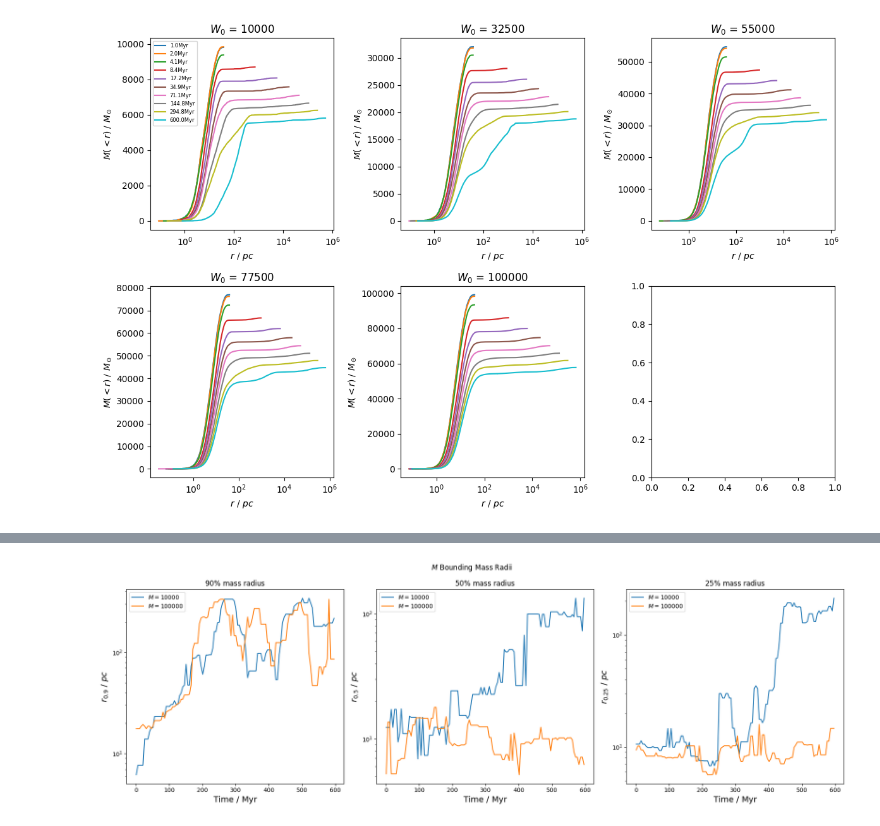
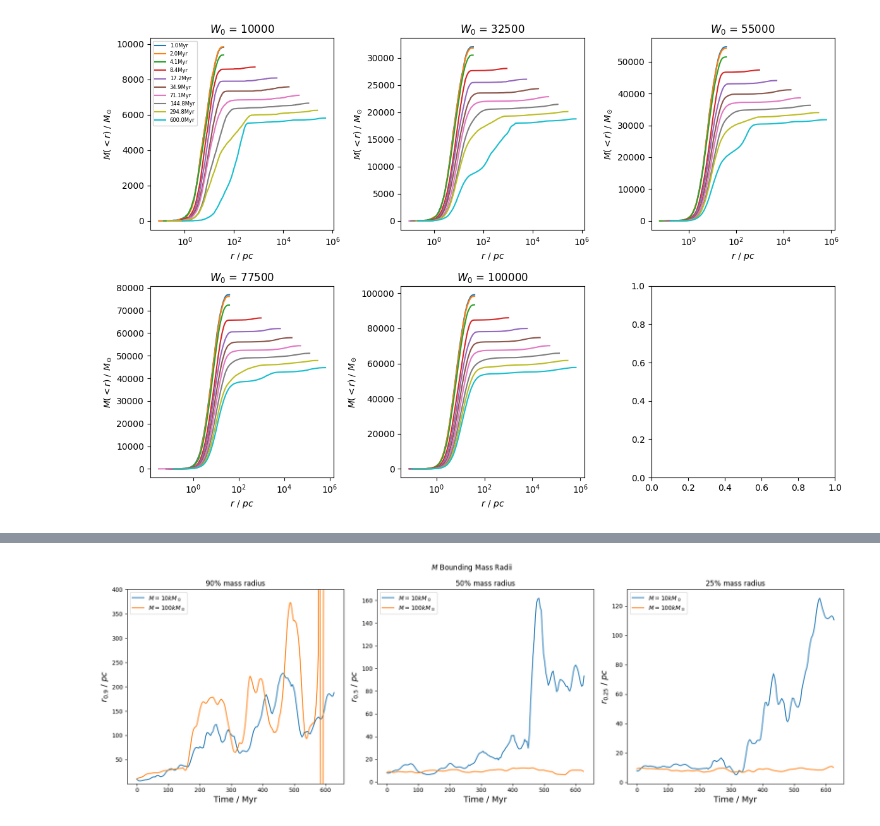
Before and after one commit to RSPicken2/stellar-streams, a Jupyter notebook: MassProfileAnalysis.ipynb, the cells around one changed output, grey strips where cells are left out. Saved outputs shown, nothing was run; the diff lists cells and outputs as text; code cells hidden in the pictures.

```diff
--- a/MassProfileAnalysis.ipynb
+++ b/MassProfileAnalysis.ipynb
@@ -291,13 +293,14 @@ plt.show()
+# %%
+bounding_df_by_experiment = {}
 # %%
 fractions = np.asarray([0.9, 0.5, 0.25])
-times = [i for i in range(1,600)]
 runs = [2, 12]
 
 experiment_path = source + '/Concentration'
 
-runs_data_w0 = get_runs_data(experiment_path, times, runs=runs)
+runs_data_w0 = get_runs_data(experiment_path, runs=runs, step_interval=10)
 
 runs_mass_profiles_w0 = find_mass_profiles_experiment(runs_data_w0)
 
-bounding_df_by_run_w0  = find_all_bounding_radiis(runs_mass_profiles_w0, fractions)
+bounding_df_by_experiment['W_0']  = find_all_bounding_radiis(runs_mass_profiles_w0, fractions)
 # %%
@@ -338,12 +310,11 @@ plt.show()
 # %%
 fractions = np.asarray([0.9, 0.5, 0.25])
-times = [i for i in range(1,600,5)]
-runs = [2, 12]
+runs = [10000,100000]
 
 experiment_path = source + '/Mass'
 
-runs_data = get_runs_data(experiment_path, times, runs=runs)
+runs_data_m = get_runs_data(experiment_path, runs=runs, step_interval=10)
 
-runs_mass_profiles_m = find_mass_profiles_experiment(runs_data)
+runs_mass_profiles_m = find_mass_profiles_experiment(runs_data_m)
 
-bounding_radis_by_run_m = find_all_bounding_radiis(runs_mass_profiles_m, fractions)
+bounding_df_by_experiment['M'] = find_all_bounding_radiis(runs_mass_profiles_m, fractions)
@@ -350,50 +370,35 @@ bounding_radis_by_run_m = find_all_bounding_radiis(runs_mass_profiles_m, fractio
 # %%
-fig, axes = plt.subplots(1, len(fractions), figsize=(6*len(fractions),6))
+fig, axes = plt.subplots(1, len(fractions), figsize=(6*len(fractions), 6))
+run_label = 'M'
+median_width = 50 # Myr
+savgol_width = 50
+runs = [10000,100000]
 
-run_label = 'M'
-smoothinng_width = 50 #Myr
-
-runs = [10000, 100000]
-
-
-
-
-for (run, bounding_radis_by_times) in bounding_radis_by_run_m.items():
+for run, df in bounding_df_by_experiment[run_label].items():
     if run not in runs:
         continue
 
+    median_window = int(round(median_width / np.median(np.diff(df['time']))))
+    savgol_window = int(round(savgol_width / np.median(np.diff(df['time']))))
 
-    times = np.array(sorted(bounding_radis_by_times.keys()))
-    radii = np.array([bounding_radis_by_times[t] for t in times])
 
-    window = int(round(smoothinng_width / np.median(np.diff(times))))
+    radii_clipped = median_filter(df[fractions], size=(median_window, 1))
 
-    radii_smooth = median_filter(radii, size=(window,1))
+    radii_smooth = savgol_filter(radii_clipped, savgol_window, 4, axis=0)
 
     for i, frac in enumerate(fractions):
-        axes[i].plot(
-            times,
-            radii_smooth[:, i],
-            label=fr'${run_label}={run}$'  # or run_label_map[run]
-        )
-
+        axes[i].plot(df['time'], radii_smooth[:, i], label=fr'${run_label}={run/1000:.0f}kM_\odot$')
         axes[i].set_title(fr'${100*frac:.0f}\%$ mass radius')
         axes[i].set_xlabel('Time / Myr', fontsize=14)
         axes[i].set_ylabel(fr'$r_{{{frac}}}\ /\ pc$', fontsize=14)
         axes[i].legend()
-        axes[i].set_yscale('log')
+        #axes[i].set_yscale('log')
 
-
-
+axes[0].set_ylim([1,400])
 
 plt.suptitle(fr'${{{run_label}}}$ Bounding Mass Radii')
-
-# set y lim to important area
-
 plt.tight_layout()
 plt.savefig(f'Images/{run_label}_mass_radii.png')
-
-
-# smooth this use window of 5 or 10 myr
+plt.show()
 # %% [output]
-[figure, old version]
+[figure, new version]
```
Also changed, not shown: parts of 5 cells of this notebook, 4 other files.
